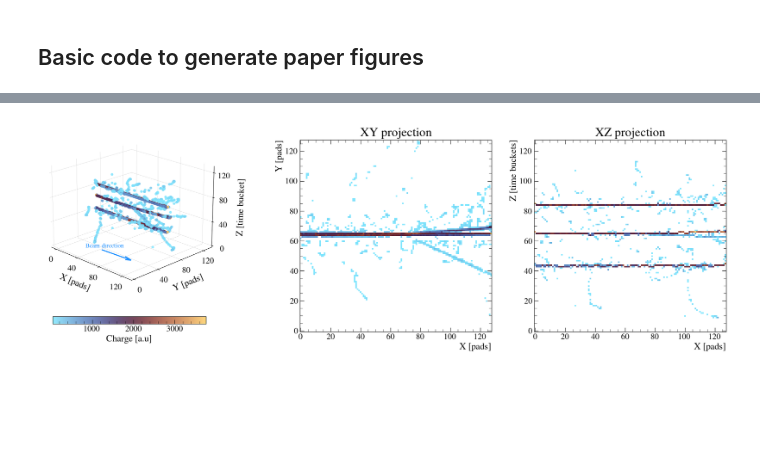
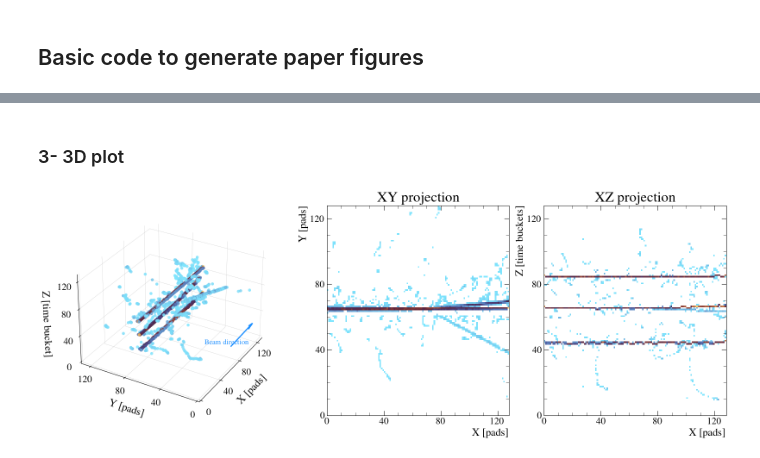
Before and after one commit to loopset/e796-analysis, a Jupyter notebook: Publications/Code/mpl/events.ipynb, the cells around one changed output, grey strips where cells are left out. Drawn from its saved outputs; the diff is of its cells as text; code cells hidden in the pictures; blank space fills up the shorter version.

Commit message:
major improvements in python code for figures

```diff
--- a/Publications/Code/mpl/events.ipynb
+++ b/Publications/Code/mpl/events.ipynb
@@ -77,49 +47,49 @@ q = threed[x, y, z]
+# %% [markdown]
+### 3- 3D plot
 # %%
+reload(u)
+
+d3 = u.DataInterface("../Events/run_155_entry_1296.root")
+
 plt.rcParams['grid.linestyle'] = '-'
 plt.rcParams["grid.linewidth"] = 0.25
 
-fig = plt.figure(figsize=(25,8))
+fig = u.init_figure("3d", figsize=(16, 6))
+# Grid spec
 gs = fig.add_gridspec(1, 3, width_ratios=[0.4, 0.3, 0.3])
-
 ax = fig.add_subplot(gs[0], projection="3d")
-sc = ax.scatter(x, y, z, c=q, cmap=cmc.managua_r, marker="o", s=25, edgecolor="none", linewidth=0.3, alpha=0.85)
+plt.sca(ax)
+scat = d3.draw_3d()
 # Colobar
-cbar = fig.colorbar(sc, ax=ax, orientation="horizontal", pad=0.075, shrink=0.6)
-cbar.set_label("Charge [a.u]")
+# cbar = fig.colorbar(scat, ax=ax, orientation="horizontal", pad=0.075, shrink=0.6)
+# cbar.set_label("Charge [a.u]")
 # cbar.ax.set_position([0.2, 1.05, 0.6, 0.3])
-
-pad = 10
-ax.set_xlabel("X [pads]", labelpad=pad)
-ax.set_ylabel("Y [pads]", labelpad=pad)
-ax.set_zlabel("Z [time bucket]", labelpad=pad)
-labels = np.arange(0, 128, 40)
-ax.set(xticks=labels, yticks=labels, zticks=labels)
-ax.set_zlim(0, 128)
-
 #Grid
 ax.minorticks_off()
 ax.zaxis.set_minor_locator(plt.NullLocator())
-
 ax.xaxis.set_pane_color((1.0, 1.0, 1.0, 0.0))
 ax.yaxis.set_pane_color((1.0, 1.0, 1.0, 0.0))
 ax.zaxis.set_pane_color((1.0, 1.0, 1.0, 0.0))
-# add_bounding_box(ax)
-ax.view_init(elev=20, azim=-45)
-
-## Annotation
+ax.view_init(elev=30, azim=-150)
+# Annotation
 ax.quiver(75, 5, 20, 50, 1, 1, color='dodgerblue', linewidth=2, arrow_length_ratio=0.2)  # Draw the arrow
 ax.text(75, 10, 24, 'Beam direction', color='dodgerblue', fontsize=12, ha='center', va="center")  # Add text under the arrow
 
+# 2d projections
+ax2 = fig.add_subplot(gs[1])
+d3.draw()
+plt.title("XY projection", fontsize=24)
+ax3 = fig.add_subplot(gs[2])
+d3.draw(False, "xz")
+plt.title("XZ projection", fontsize=24)
 
-## 2d projections
-ax2 = fig.add_subplot(gs[1])
-plot(threexy, "", ax=ax2)
-plt.gca().set_title("XY projection", fontsize=24)
-ax3 = fig.add_subplot(gs[2])
-plot(threexz, "", ax=ax3)
-plt.gca().set_title("XZ projection", fontsize=24)
-plt.gca().set_ylabel("Z [time buckets]", loc="top")
-
-fig.savefig("3d_plot.pdf")
+plt.tight_layout()
+plt.show()
+fig.savefig("./Outputs/whole_3d.pdf")
+# Save each subplot separately
+labels = ["pure_3d", "good_event"]
+for a, label in zip([ax, ax2], labels):
+    extent = a.get_tightbbox(fig.canvas.renderer).transformed(fig.dpi_scale_trans.inverted())
+    fig.savefig(f"./Outputs/{label}.pdf", bbox_inches=extent.expanded(1.05, 1.05))
 # %% [output]
-[figure, old version]
+[figure, new version]
```
Also changed, not shown: parts of 13 cells of this notebook, 10 other files.
